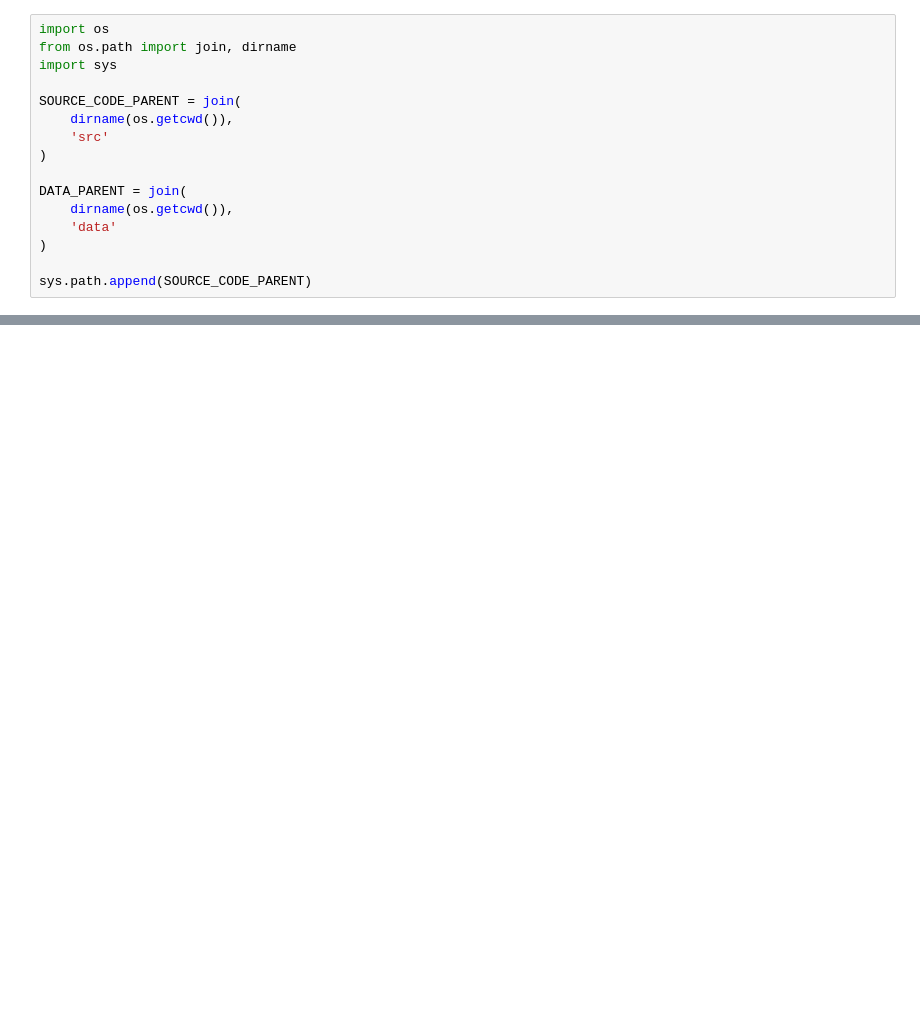
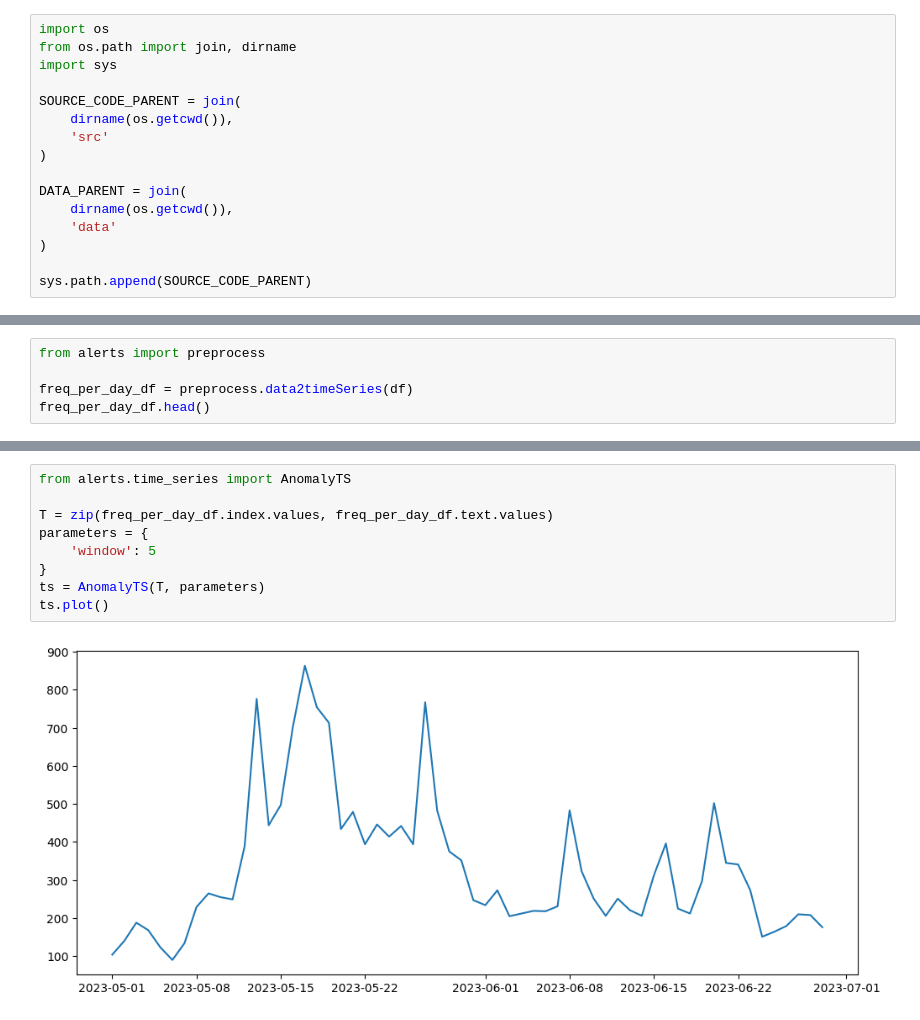
Before and after one commit to thesocialcoin/ds-Alerts, a Jupyter notebook: notebooks/inmigration.ipynb, the cells around one changed output, grey strips where cells are left out. Saved outputs shown, nothing was run; the diff lists cells and outputs as text; blank space fills up the shorter version.

Commit message:
feat: working on taking singals from transformed data

```diff
--- a/notebooks/inmigration.ipynb
+++ b/notebooks/inmigration.ipynb
@@ -39,3 +39,8 @@ df.head()
 | 2 | 1674559366295429120 | @hennessy_ro @kelehan_kevin3 It's... | 2023-06-29T23:23:59+00:00 | en | twitter | 🇮🇪Taxi Dave🇮🇪 | @DublinTaxiDave | 🇮🇪🇮🇪🇮🇪Proud co-founder of "Irish ... | 2022-12-26T18:35:33+00:00 | ... |
 | 3 | 1674557580473950210 | @FlowersEnglish And not a single ... | 2023-06-29T23:16:53+00:00 | en | twitter | Maureen Dalby | @MaureenDalby | Anglo-Irish. Love animals and liv... | 2018-10-12T08:11:27+00:00 | ... |
 | 4 | 1674556825914466305 | @gavreilly Why don't you report o... | 2023-06-29T23:13:53+00:00 | en | twitter | karlosdub | @Karlosdub | NaN | 2009-11-07T17:32:44+00:00 | ... |
+# %%
+from alerts import preprocess
+
+freq_per_day_df = preprocess.data2timeSeries(df)
+freq_per_day_df.head()
@@ -41,0 +64,11 @@ df.head()
+# %%
+from alerts.time_series import AnomalyTS
+
+T = zip(freq_per_day_df.index.values, freq_per_day_df.text.values)
+parameters = {
+    'window': 5
+}
+ts = AnomalyTS(T, parameters)
+ts.plot()
+# %% [output]
+[figure, added]
```
Also changed, not shown: parts of 7 cells of this notebook, 3 other files.
